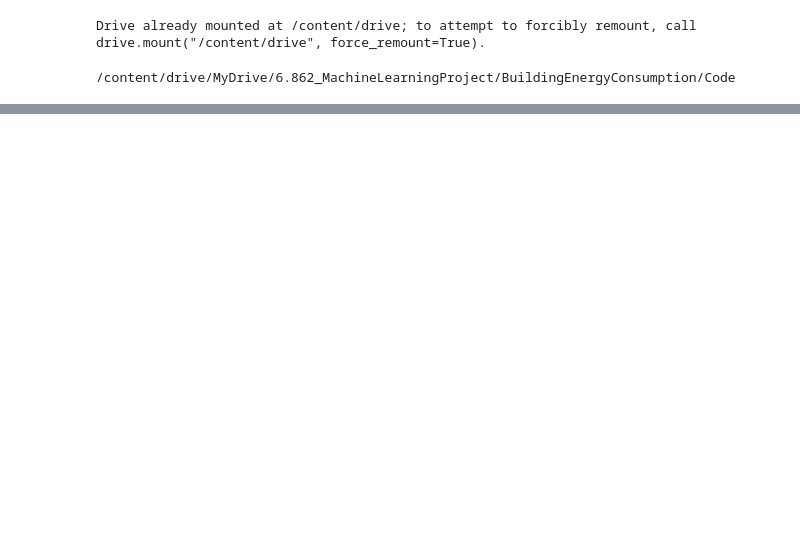
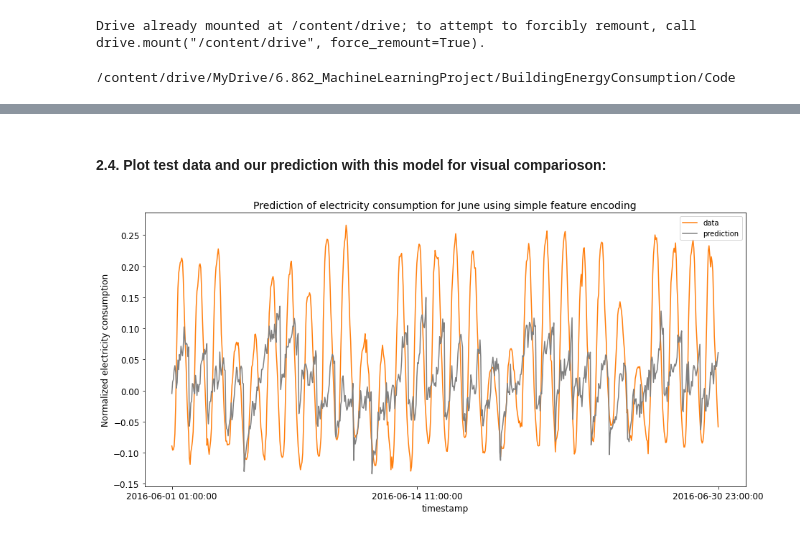
Before and after one commit to TamaraSumarac/6.862_MachineLearningProject, a Jupyter notebook: BuildingEnergyConsumption/Code/LinearRegression.ipynb, the cells around one changed output, grey strips where cells are left out. Cells and saved outputs as stored; diff of their text form; code cells hidden in the pictures; blank space fills up the shorter version.

```diff
--- a/BuildingEnergyConsumption/Code/LinearRegression.ipynb
+++ b/BuildingEnergyConsumption/Code/LinearRegression.ipynb
@@ -733,0 +94,6 @@ ValueError: ignored
+# %% [markdown]
+#### 2.4. Plot test data and our prediction with this model for visual comparioson:
+# %%
+plot_test_and_prediction(test_data_s, timestamp_test_s, linear_regression_model_s, 'simple')
+# %% [output]
+[figure, added]
```
Also changed, not shown: parts of 125 cells of this notebook, 5 other files.
